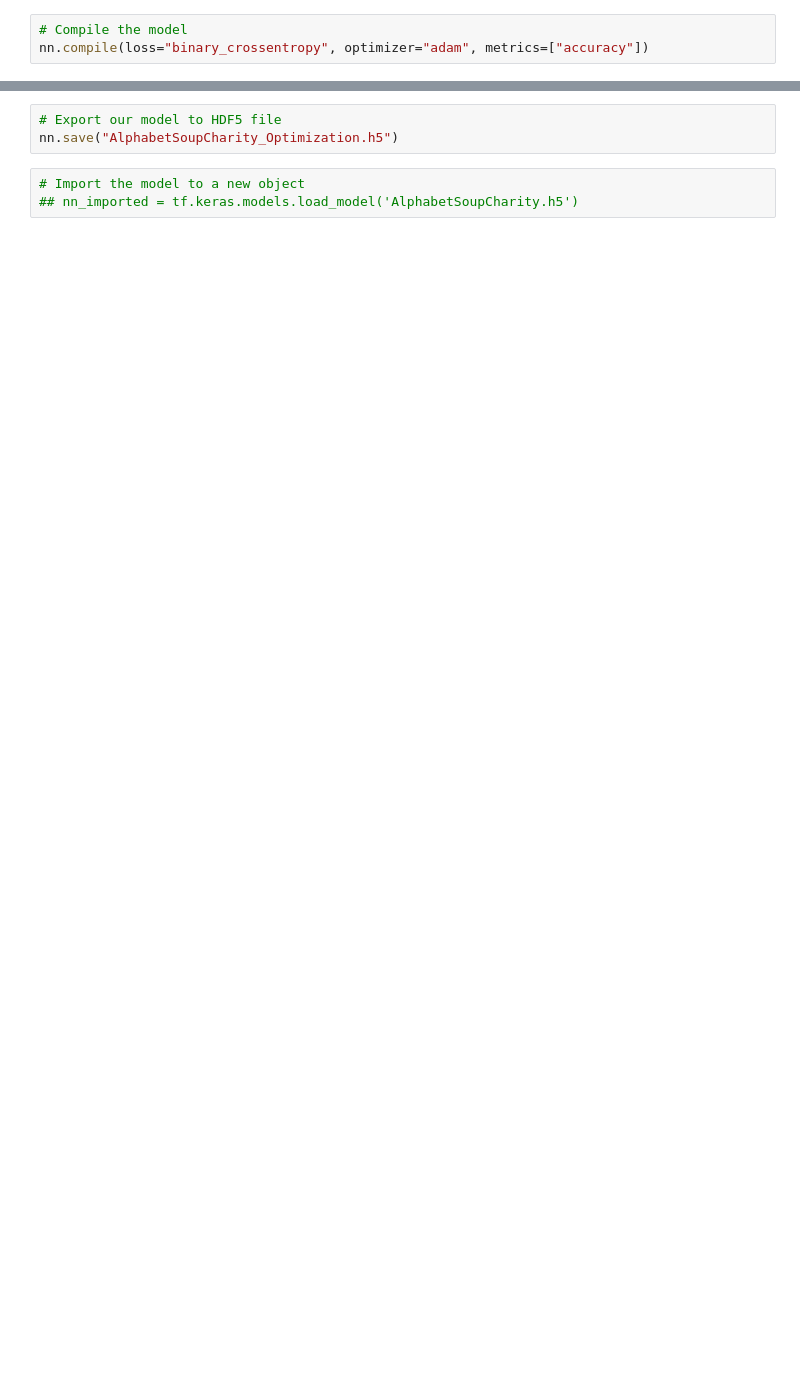
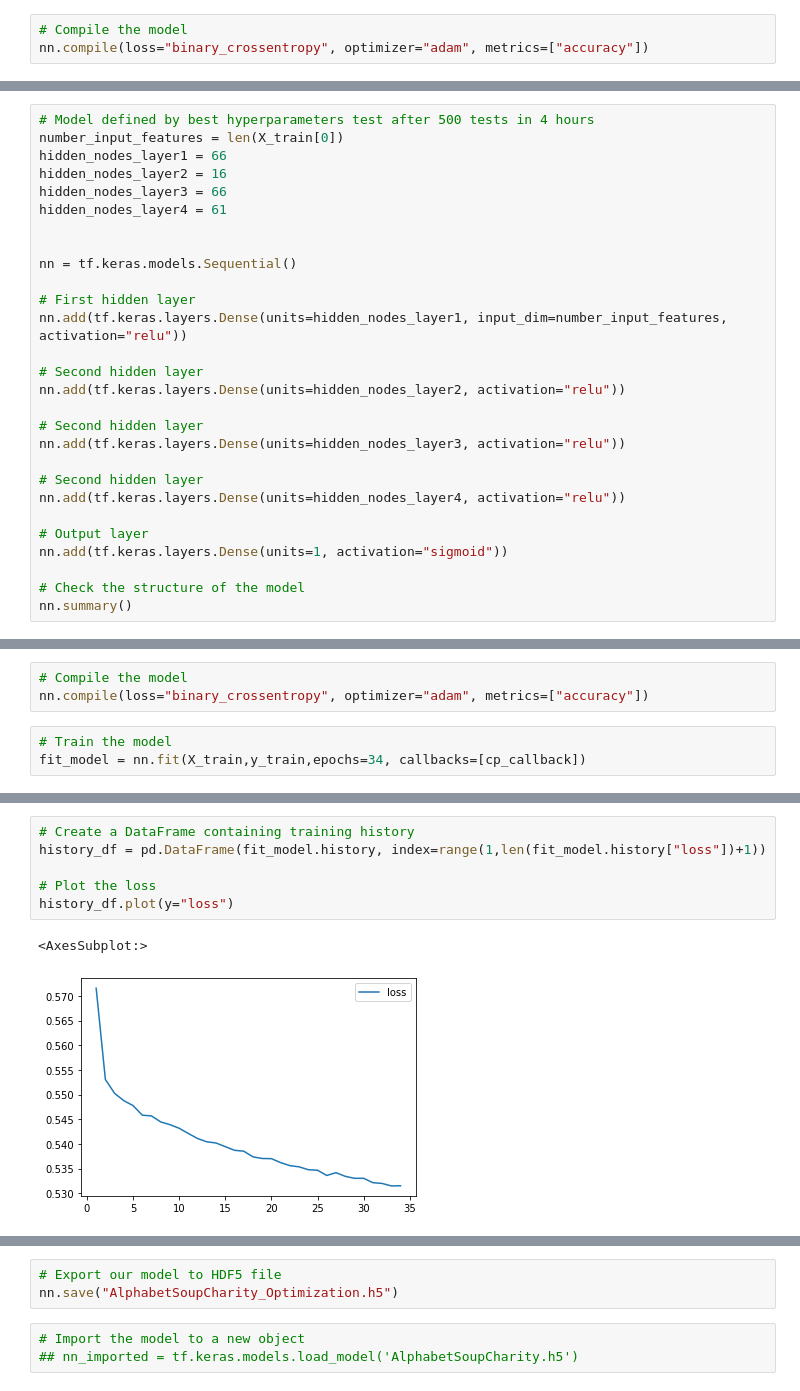
Before and after one commit to crystdang/Neural-Network-Charity-Analysis, a Jupyter notebook: AlphabetSoupCharity_Optimization.ipynb, the cells around one changed output, grey strips where cells are left out. Saved outputs shown, nothing was run; the diff lists cells and outputs as text; blank space fills up the shorter version.

Commit message:
multiple additional tests

```diff
--- a/AlphabetSoupCharity_Optimization.ipynb
+++ b/AlphabetSoupCharity_Optimization.ipynb
@@ -773,0 +842,28 @@ history_df.plot(y="accuracy")
+# %%
+# Model defined by best hyperparameters test after 500 tests in 4 hours
+number_input_features = len(X_train[0])
+hidden_nodes_layer1 = 66
+hidden_nodes_layer2 = 16
+hidden_nodes_layer3 = 66
+hidden_nodes_layer4 = 61
+
+
+nn = tf.keras.models.Sequential()
+
+# First hidden layer
+nn.add(tf.keras.layers.Dense(units=hidden_nodes_layer1, input_dim=number_input_features, activation="relu"))
+
+# Second hidden layer
+nn.add(tf.keras.layers.Dense(units=hidden_nodes_layer2, activation="relu"))
+
+# Second hidden layer
+nn.add(tf.keras.layers.Dense(units=hidden_nodes_layer3, activation="relu"))
+
+# Second hidden layer
+nn.add(tf.keras.layers.Dense(units=hidden_nodes_layer4, activation="relu"))
+
+# Output layer
+nn.add(tf.keras.layers.Dense(units=1, activation="sigmoid"))
+
+# Check the structure of the model
+nn.summary()
@@ -773,0 +890,6 @@ history_df.plot(y="accuracy")
+# %%
+# Compile the model
+nn.compile(loss="binary_crossentropy", optimizer="adam", metrics=["accuracy"])
+# %%
+# Train the model
+fit_model = nn.fit(X_train,y_train,epochs=34, callbacks=[cp_callback])
@@ -773,0 +921,9 @@ history_df.plot(y="accuracy")
+# %%
+# Create a DataFrame containing training history
+history_df = pd.DataFrame(fit_model.history, index=range(1,len(fit_model.history["loss"])+1))
+
+# Plot the loss
+history_df.plot(y="loss")
+# %% [output]
+<AxesSubplot:>
+[figure, added]
```
Also changed, not shown: parts of 35 cells of this notebook, 32 other files.
